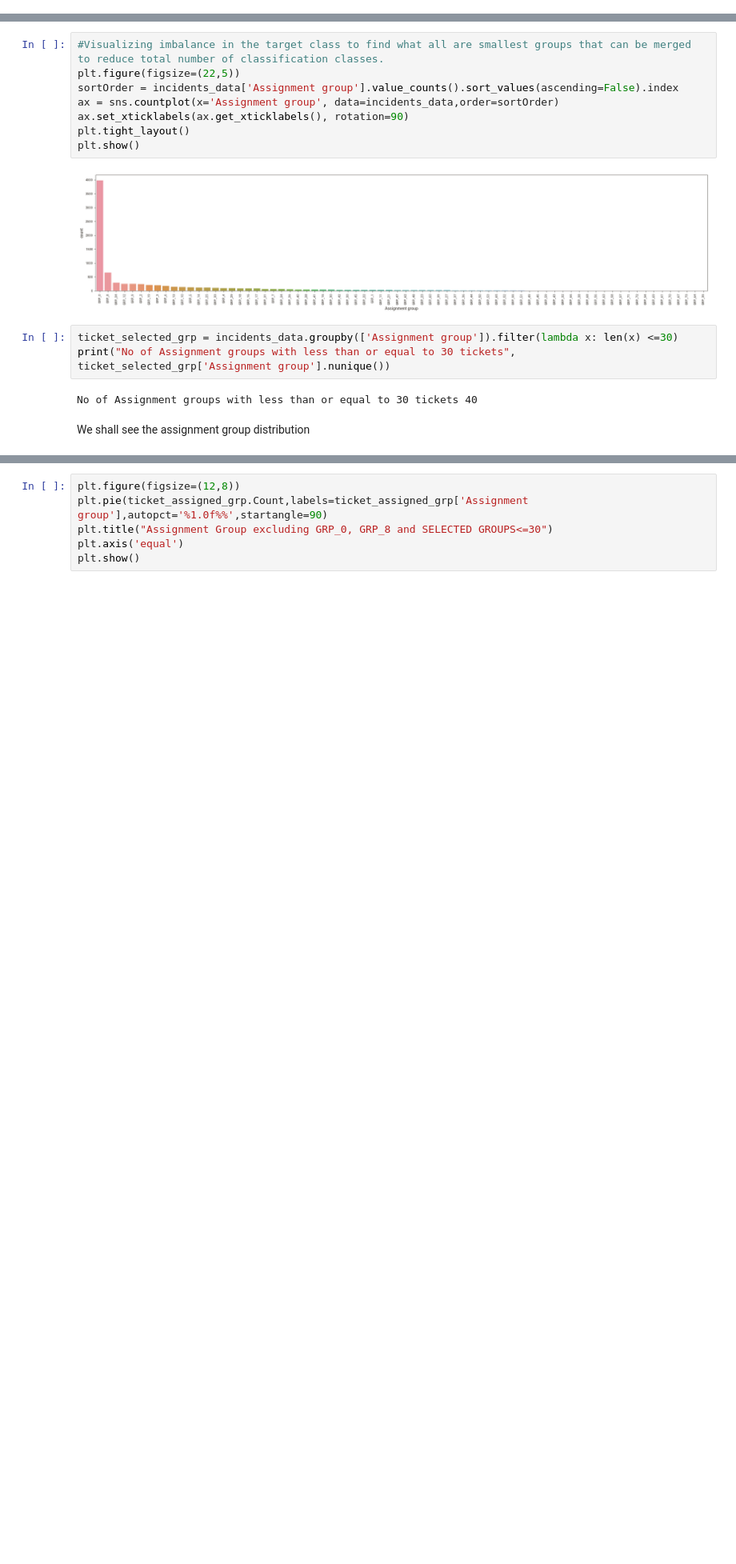
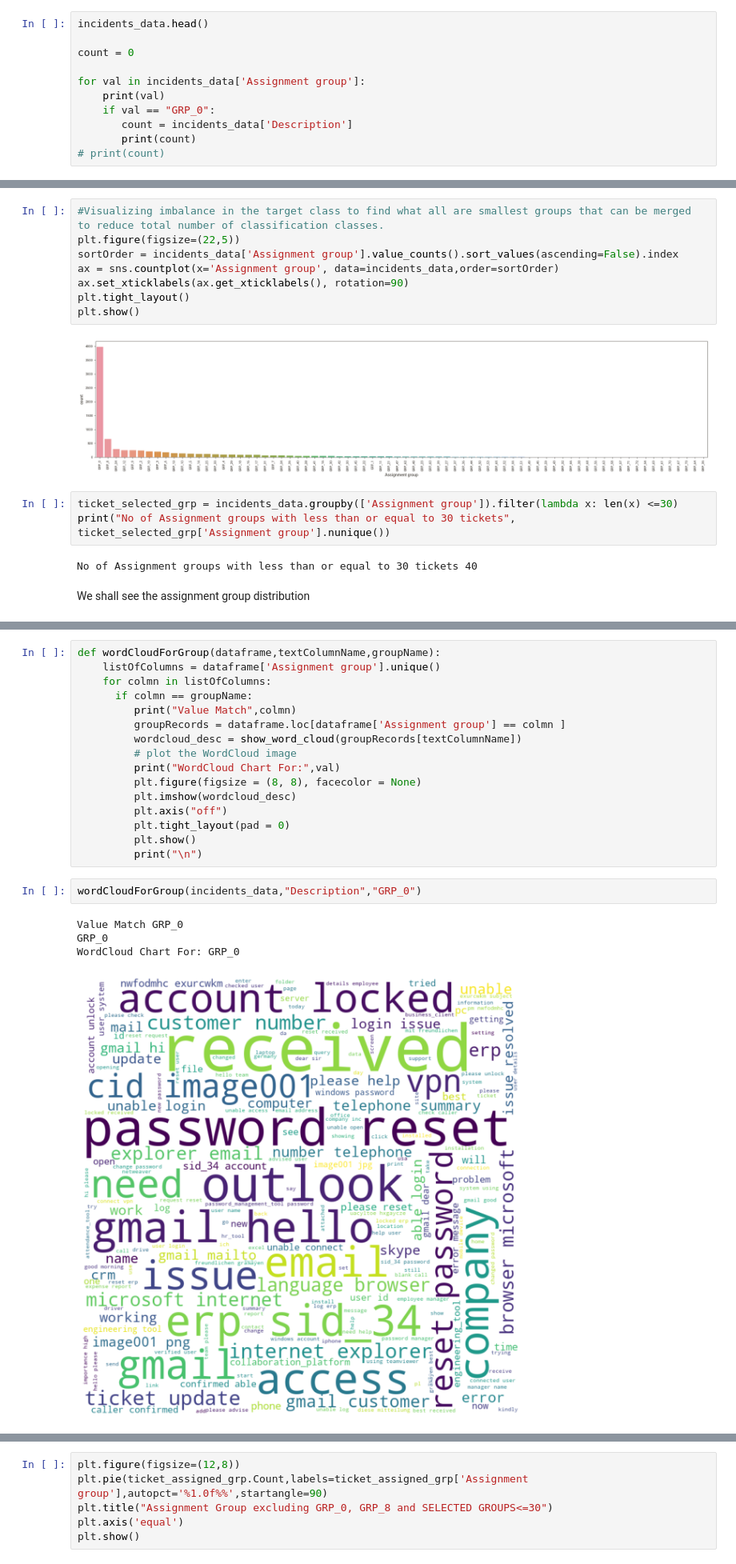
Before and after one commit to vmulmale/AI-Enabled-IT-Service-Ticketing-tool, a Jupyter notebook: Capstone_Project.ipynb, the cells around one changed output, grey strips where cells are left out. Shown at 80% size. Saved outputs shown, nothing was run; the diff lists cells and outputs as text; blank space fills up the shorter version.

```diff
--- a/Capstone_Project.ipynb
+++ b/Capstone_Project.ipynb
@@ -310,0 +313,11 @@ plt.show()
+# %%
+incidents_data.head()
+
+count = 0
+
+for val in incidents_data['Assignment group']:
+    print(val)
+    if val == "GRP_0":
+       count = incidents_data['Description']
+       print(count)
+# print(count)
@@ -401,0 +437,23 @@ NameError: ignored
+# %%
+def wordCloudForGroup(dataframe,textColumnName,groupName):
+    listOfColumns = dataframe['Assignment group'].unique()
+    for colmn in listOfColumns:
+      if colmn == groupName:
+         print("Value Match",colmn)
+         groupRecords = dataframe.loc[dataframe['Assignment group'] == colmn ]
+         wordcloud_desc = show_word_cloud(groupRecords[textColumnName])
+         # plot the WordCloud image
+         print("WordCloud Chart For:",val)
+         plt.figure(figsize = (8, 8), facecolor = None)
+         plt.imshow(wordcloud_desc)
+         plt.axis("off")
+         plt.tight_layout(pad = 0)
+         plt.show()
+         print("\n")
+# %%
+wordCloudForGroup(incidents_data,"Description","GRP_0")
+# %% [output]
+Value Match GRP_0
+GRP_0
+WordCloud Chart For: GRP_0
+[figure, added]
```
Also changed, not shown: parts of 14 cells of this notebook.
